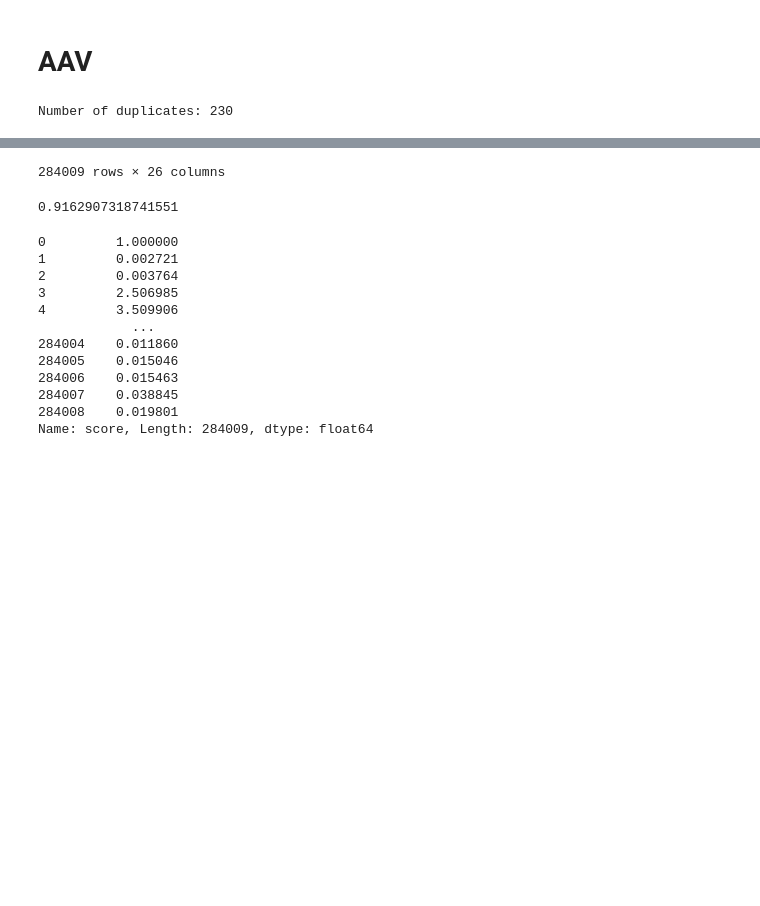
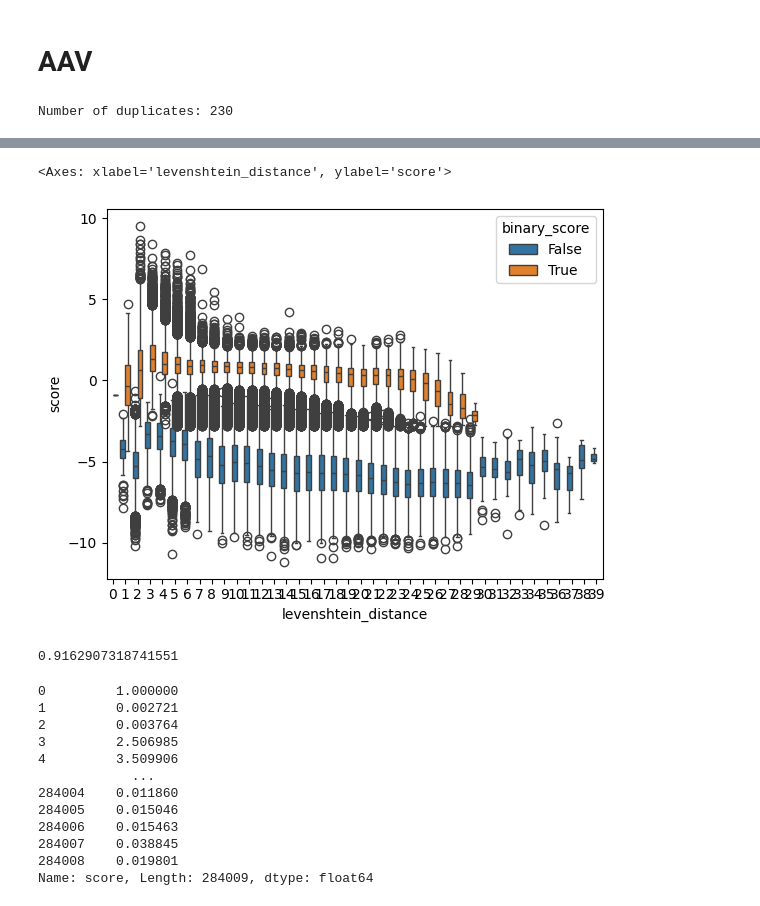
Before and after one commit to JBEI/foldy-internal, a Jupyter notebook: backend/src/notebooks/jacob/250717_multimutant_datasets.ipynb, the cells around one changed output, grey strips where cells are left out. Cells and saved outputs as stored; diff of their text form; code cells hidden in the pictures; blank space fills up the shorter version.

```diff
--- a/backend/src/notebooks/jacob/250717_multimutant_datasets.ipynb
+++ b/backend/src/notebooks/jacob/250717_multimutant_datasets.ipynb
@@ -148,3 +164,6 @@ aav_df.to_csv('folde/data/FLIP-AAV_multimutant_dataset.csv', index=False)
 # %%
-aav_df
+import seaborn as sns
+
+sns.boxplot(data=aav_df,y='score', x='levenshtein_distance', hue='binary_score')
+# aav_df.score.hist()
 # %% [output]
@@ -163,4 +170,5 @@ aav_df
-284009 rows × 26 columns
+<Axes: xlabel='levenshtein_distance', ylabel='score'>
+[figure, added]
 # %%
 import numpy as np
 
```
Also changed, not shown: parts of 2 cells of this notebook, 4 other files.
